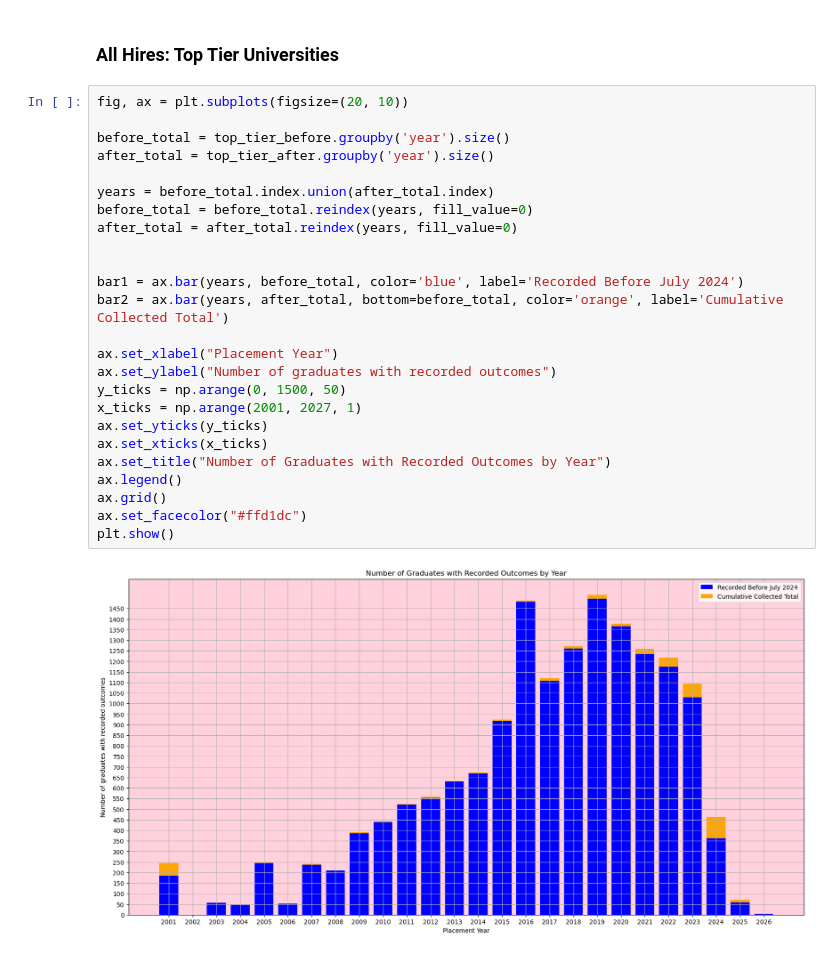
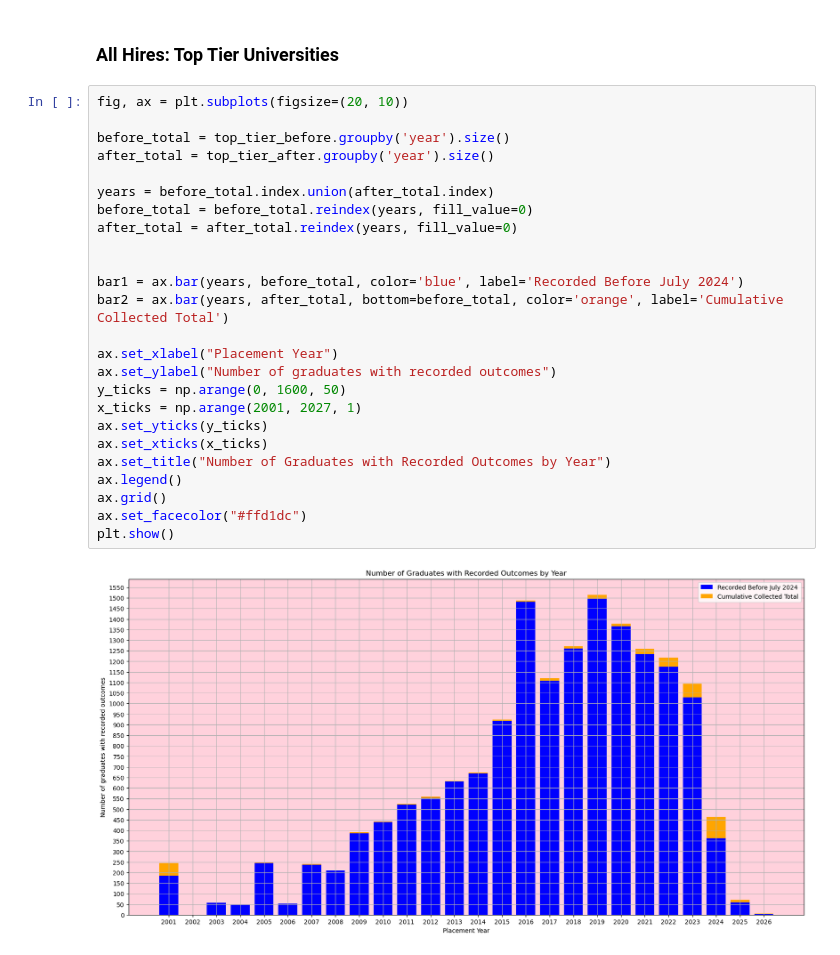
Before and after one commit to michaelpetersubc/mapinator, a Jupyter notebook: mapinator_readme/2024_update/mapinator_readme_2024.ipynb, the cells around one changed output. Saved outputs shown, nothing was run; the diff lists cells and outputs as text.

```diff
--- a/mapinator_readme/2024_update/mapinator_readme_2024.ipynb
+++ b/mapinator_readme/2024_update/mapinator_readme_2024.ipynb
@@ -242,27 +242,27 @@ plt.show()
 # %%
 fig, ax = plt.subplots(figsize=(20, 10))
 
 before_total = top_tier_before.groupby('year').size()
 after_total = top_tier_after.groupby('year').size()
 
 years = before_total.index.union(after_total.index)
 before_total = before_total.reindex(years, fill_value=0)
 after_total = after_total.reindex(years, fill_value=0)
 
 
 bar1 = ax.bar(years, before_total, color='blue', label='Recorded Before July 2024')
 bar2 = ax.bar(years, after_total, bottom=before_total, color='orange', label='Cumulative Collected Total')
 
 ax.set_xlabel("Placement Year")
 ax.set_ylabel("Number of graduates with recorded outcomes")
-y_ticks = np.arange(0, 1500, 50)
+y_ticks = np.arange(0, 1600, 50)
 x_ticks = np.arange(2001, 2027, 1)
 ax.set_yticks(y_ticks)
 ax.set_xticks(x_ticks)
 ax.set_title("Number of Graduates with Recorded Outcomes by Year")
 ax.legend()
 ax.grid()
 ax.set_facecolor("#ffd1dc")
 plt.show()
 # %% [output]
-[figure, old version]
+[figure, new version]
```
Also changed, not shown: parts of 1 cell of this notebook.
